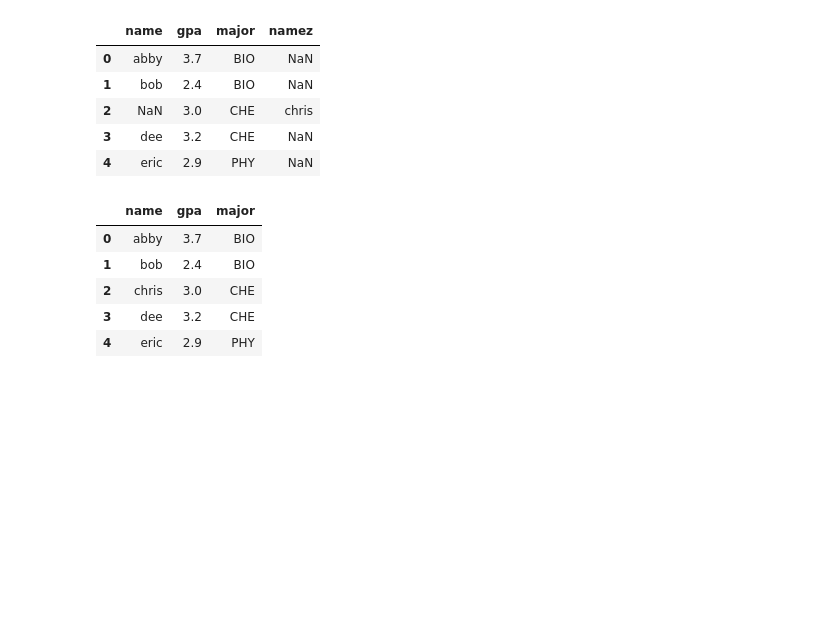
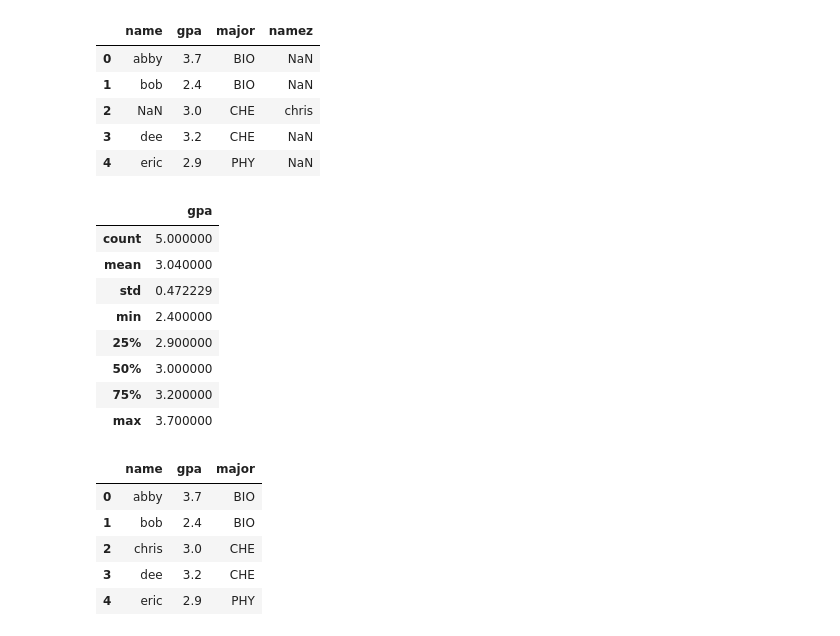
Before and after one commit to ist256/fall2024, a Jupyter notebook: lessons/10-Pandas-I/LargeGroup-mafudge.ipynb, the cells around one changed output. Saved outputs shown, nothing was run; the diff lists cells and outputs as text; code cells hidden in the pictures; blank space fills up the shorter version.

```diff
--- a/lessons/10-Pandas-I/LargeGroup-mafudge.ipynb
+++ b/lessons/10-Pandas-I/LargeGroup-mafudge.ipynb
@@ -23,6 +23,18 @@ student_df
 | 2 | NaN | 3.0 | CHE | chris |
 | 3 | dee | 3.2 | CHE | NaN |
 | 4 | eric | 2.9 | PHY | NaN |
+# %%
+student_df.describe()
+# %% [output]
+|  | gpa |
+| count | 5.000000 |
+| mean | 3.040000 |
+| std | 0.472229 |
+| min | 2.400000 |
+| 25% | 2.900000 |
+| 50% | 3.000000 |
+| 75% | 3.200000 |
+| max | 3.700000 |
 # %%
 student_data = [
     {"name": "abby", "gpa": 3.7, "major": "BIO"},
```
Also changed, not shown: parts of 2 cells of this notebook.
